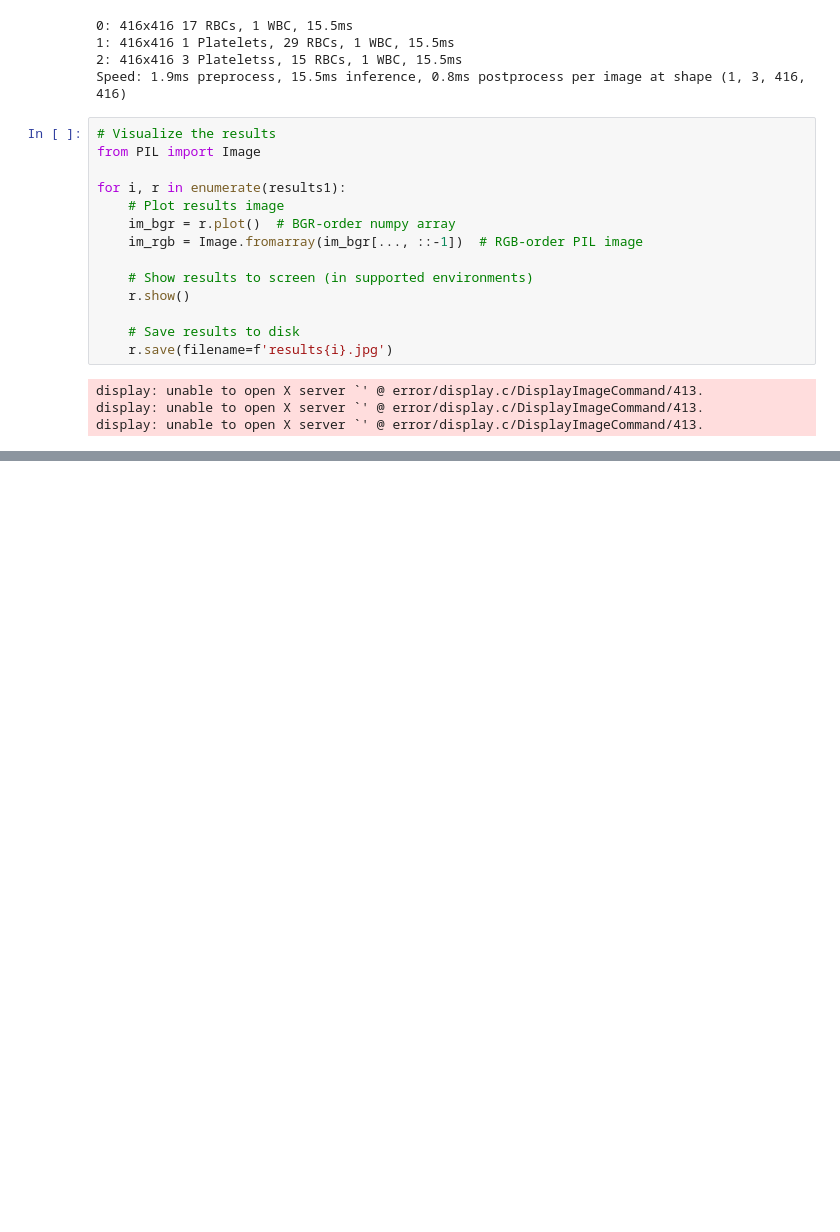
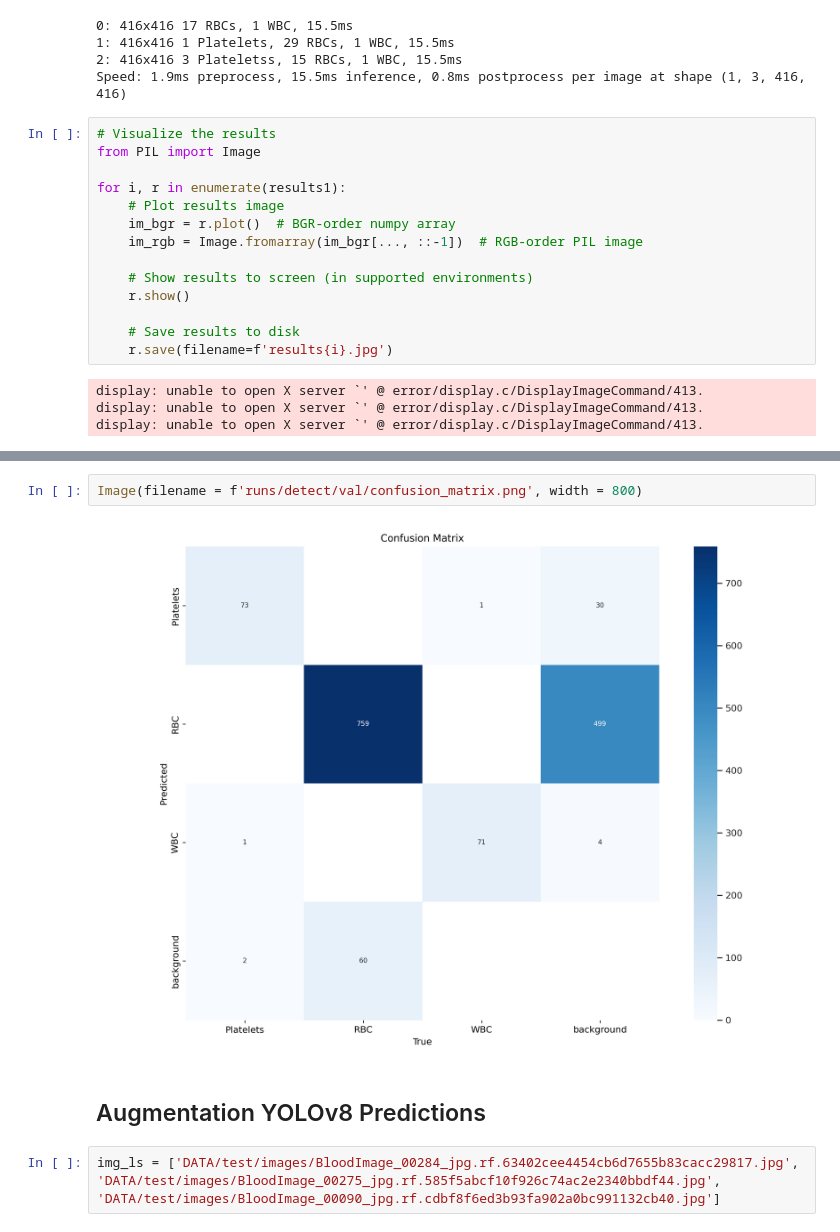
Before and after one commit to Johanna-Jones/BloodCellDetection_YOLO, a Jupyter notebook: V8_run20052024.ipynb, the cells around one changed output, grey strips where cells are left out. Cells and saved outputs as stored; diff of their text form; blank space fills up the shorter version.

Commit message:
Added augmentations and played around with different confidence thresholds

```diff
--- a/V8_run20052024.ipynb
+++ b/V8_run20052024.ipynb
@@ -378,0 +410,10 @@ None
+# %%
+Image(filename = f'runs/detect/val/confusion_matrix.png', width = 800)
+# %% [output]
+[figure, added]
+# %% [markdown]
+## Augmentation YOLOv8 Predictions
+# %%
+img_ls = ['DATA/test/images/BloodImage_00284_jpg.rf.63402cee4454cb6d7655b83cacc29817.jpg',
+'DATA/test/images/BloodImage_00275_jpg.rf.585f5abcf10f926c74ac2e2340bbdf44.jpg',
+'DATA/test/images/BloodImage_00090_jpg.rf.cdbf8f6ed3b93fa902a0bc991132cb40.jpg']
```
Also changed, not shown: parts of 14 cells of this notebook.
